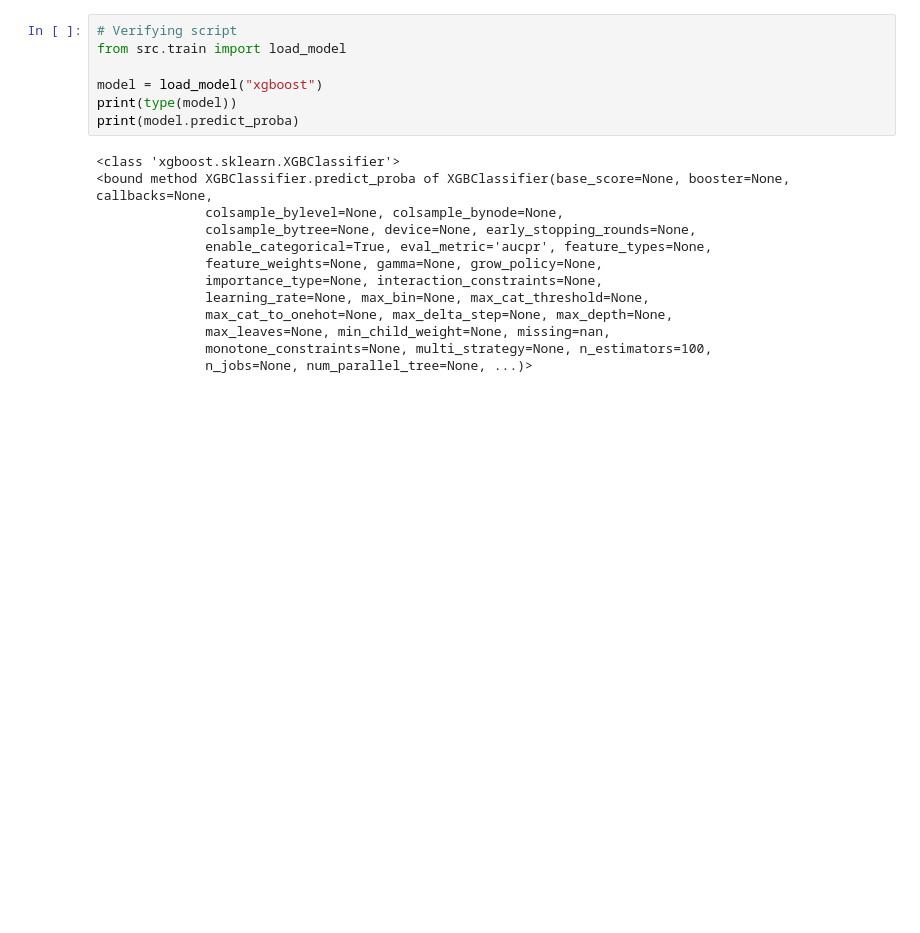
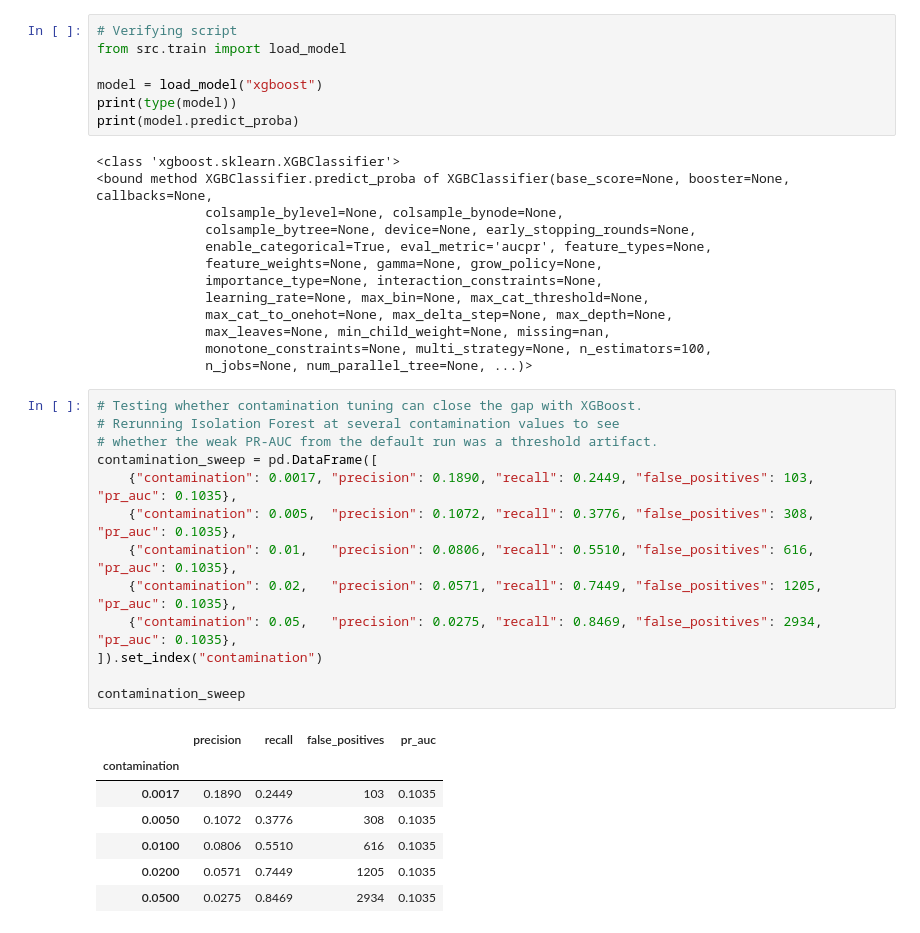
Before and after one commit to RahimAbbas55/Fraud-Radar-ML, a Jupyter notebook: notebooks/02_baseline_models.ipynb, the cells around one changed output. Cells and saved outputs as stored; diff of their text form; blank space fills up the shorter version.

Commit message:
Notebook: Investigate Isolation Forest contamination tuning, confirm PR-AUC unaffected

```diff
--- a/notebooks/02_baseline_models.ipynb
+++ b/notebooks/02_baseline_models.ipynb
@@ -208,3 +208,24 @@ print(model.predict_proba)
               max_leaves=None, min_child_weight=None, missing=nan,
               monotone_constraints=None, multi_strategy=None, n_estimators=100,
               n_jobs=None, num_parallel_tree=None, ...)>
+# %%
+# Testing whether contamination tuning can close the gap with XGBoost.
+# Rerunning Isolation Forest at several contamination values to see
+# whether the weak PR-AUC from the default run was a threshold artifact.
+contamination_sweep = pd.DataFrame([
+    {"contamination": 0.0017, "precision": 0.1890, "recall": 0.2449, "false_positives": 103, "pr_auc": 0.1035},
+    {"contamination": 0.005,  "precision": 0.1072, "recall": 0.3776, "false_positives": 308, "pr_auc": 0.1035},
+    {"contamination": 0.01,   "precision": 0.0806, "recall": 0.5510, "false_positives": 616, "pr_auc": 0.1035},
+    {"contamination": 0.02,   "precision": 0.0571, "recall": 0.7449, "false_positives": 1205, "pr_auc": 0.1035},
+    {"contamination": 0.05,   "precision": 0.0275, "recall": 0.8469, "false_positives": 2934, "pr_auc": 0.1035},
+]).set_index("contamination")
+
+contamination_sweep
+# %% [output]
+|  | precision | recall | false_positives | pr_auc |
+| contamination |  |  |  |  |
+| 0.0017 | 0.1890 | 0.2449 | 103 | 0.1035 |
+| 0.0050 | 0.1072 | 0.3776 | 308 | 0.1035 |
+| 0.0100 | 0.0806 | 0.5510 | 616 | 0.1035 |
+| 0.0200 | 0.0571 | 0.7449 | 1205 | 0.1035 |
+| 0.0500 | 0.0275 | 0.8469 | 2934 | 0.1035 |
```
Also changed, not shown: parts of 1 cell of this notebook.
